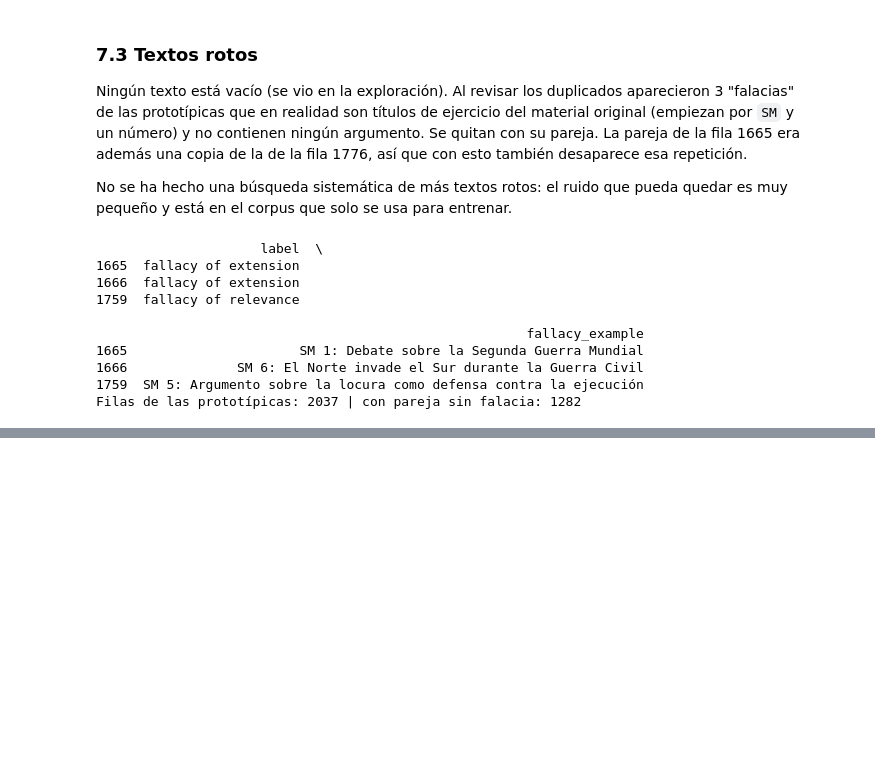
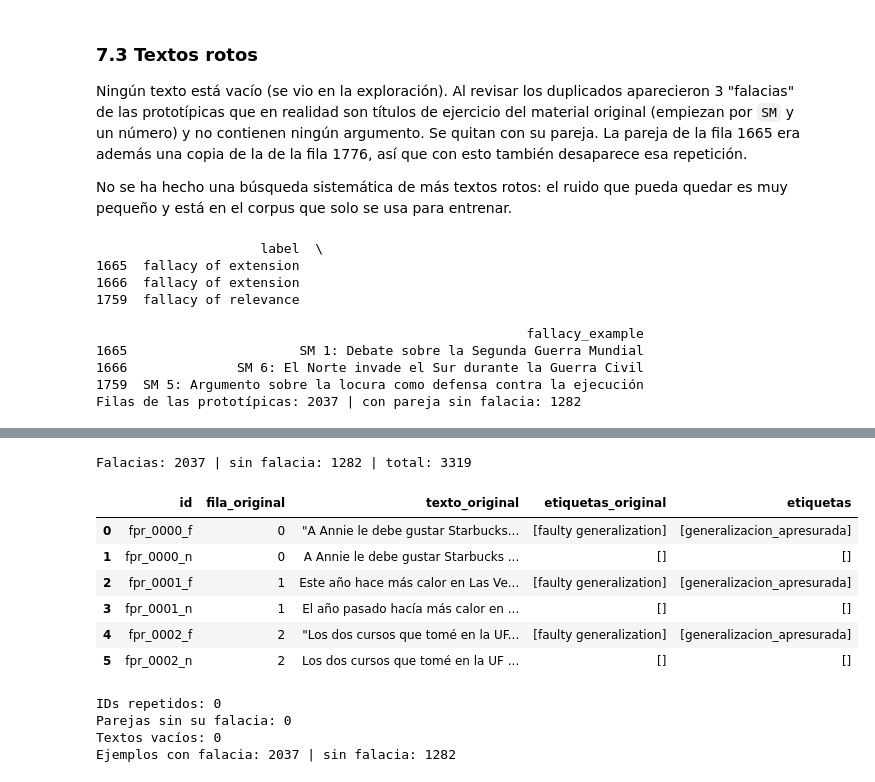
Before and after one commit to AlvarodelaHerran/detector_falacias_contradicciones, a Jupyter notebook: E2/01_fallacyes.ipynb, the cells around one changed output, grey strips where cells are left out. Drawn from its saved outputs; the diff is of its cells as text; code cells hidden in the pictures; blank space fills up the shorter version.

Commit message:
gestion de duplicados, textos vacios...etc

```diff
--- a/E2/01_fallacyes.ipynb
+++ b/E2/01_fallacyes.ipynb
@@ -752,0 +764,48 @@ Filas de las prototípicas: 2037 | con pareja sin falacia: 1282
+# %%
+def id_prototipica(fila, tipo):
+    """ID de un ejemplo prototípico: nº de fila del CSV original + "f" (falacia) o "n" (sin falacia)."""
+    return f"fpr_{fila:04d}_{tipo}"
+
+
+falacias = pd.DataFrame({
+    "id": [id_prototipica(fila, "f") for fila in proto.index],
+    "fila_original": proto.index,
+    "texto_original": proto["fallacy_example"].tolist(),
+    "etiquetas_original": proto["etiquetas_original"].tolist(),
+    "etiquetas": proto["etiquetas"].tolist(),
+})
+
+con_pareja = proto[proto["non-fallacy_example"].notna()]
+sin_falacia = pd.DataFrame({
+    "id": [id_prototipica(fila, "n") for fila in con_pareja.index],
+    "fila_original": con_pareja.index,
+    "texto_original": con_pareja["non-fallacy_example"].tolist(),
+    "etiquetas_original": [[] for _ in con_pareja.index],
+    "etiquetas": [[] for _ in con_pareja.index],
+})
+
+# Ordenado por ID: cada falacia queda justo encima de su pareja
+proto_ejemplos = pd.concat([falacias, sin_falacia]).sort_values("id").reset_index(drop=True)
+print(f"Falacias: {len(falacias)} | sin falacia: {len(sin_falacia)} | total: {len(proto_ejemplos)}")
+proto_ejemplos.head(6)
+# %% [output]
+Falacias: 2037 | sin falacia: 1282 | total: 3319
+|  | id | fila_original | texto_original | etiquetas_original | etiquetas |
+| 0 | fpr_0000_f | 0 | "A Annie le debe gustar Starbucks... | [faulty generalization] | [generalizacion_apresurada] |
+| 1 | fpr_0000_n | 0 | A Annie le debe gustar Starbucks ... | [] | [] |
+| 2 | fpr_0001_f | 1 | Este año hace más calor en Las Ve... | [faulty generalization] | [generalizacion_apresurada] |
+| 3 | fpr_0001_n | 1 | El año pasado hacía más calor en ... | [] | [] |
+| 4 | fpr_0002_f | 2 | "Los dos cursos que tomé en la UF... | [faulty generalization] | [generalizacion_apresurada] |
+| 5 | fpr_0002_n | 2 | Los dos cursos que tomé en la UF ... | [] | [] |
+# %%
+# Comprobaciones
+print("IDs repetidos:", proto_ejemplos["id"].duplicated().sum())
+print("Parejas sin su falacia:", (~sin_falacia["fila_original"].isin(falacias["fila_original"])).sum())
+print("Textos vacíos:", (proto_ejemplos["texto_original"].str.strip() == "").sum())
+es_falacia = proto_ejemplos["etiquetas"].str.len() > 0
+print("Ejemplos con falacia:", es_falacia.sum(), "| sin falacia:", (~es_falacia).sum())
+# %% [output]
+IDs repetidos: 0
+Parejas sin su falacia: 0
+Textos vacíos: 0
+Ejemplos con falacia: 2037 | sin falacia: 1282
```
Also changed, not shown: parts of 1 cell of this notebook.
